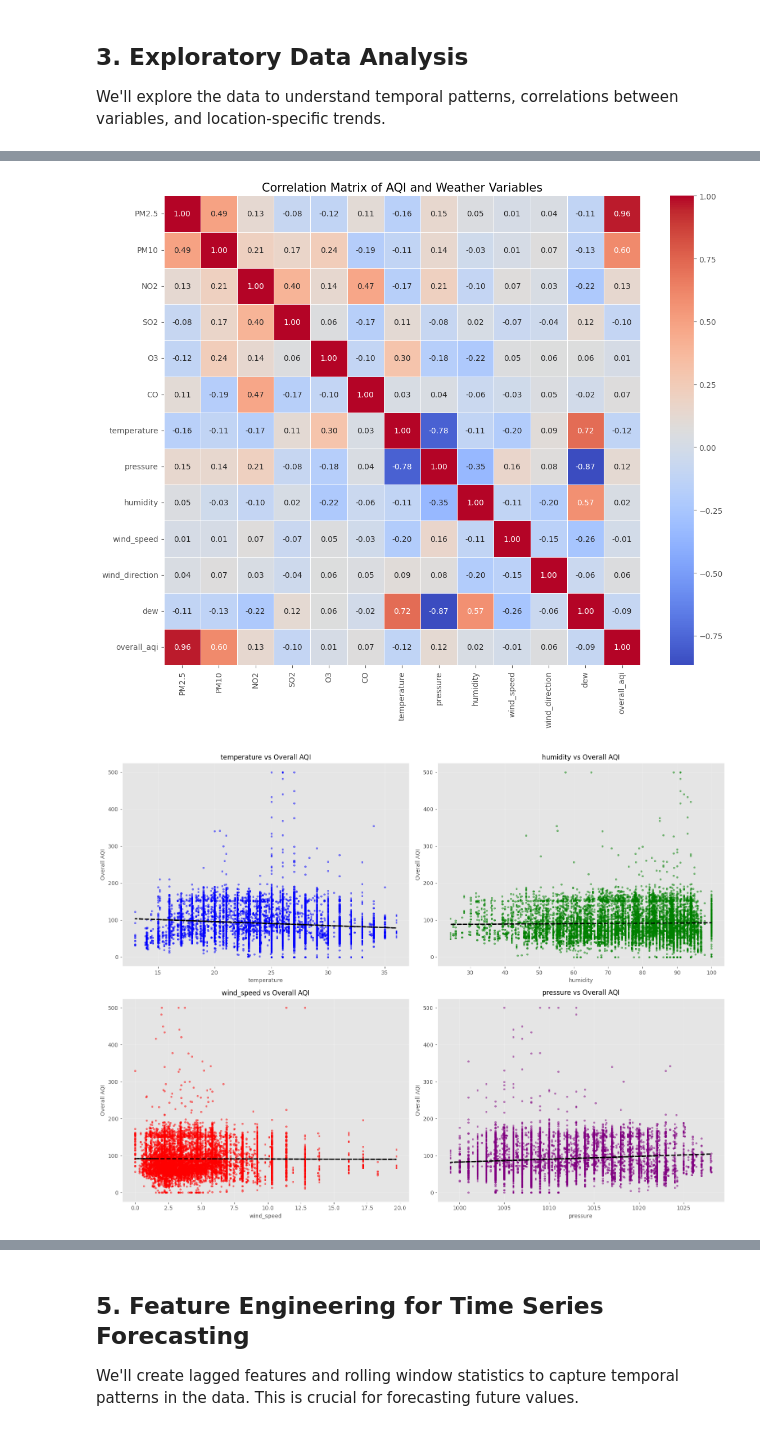
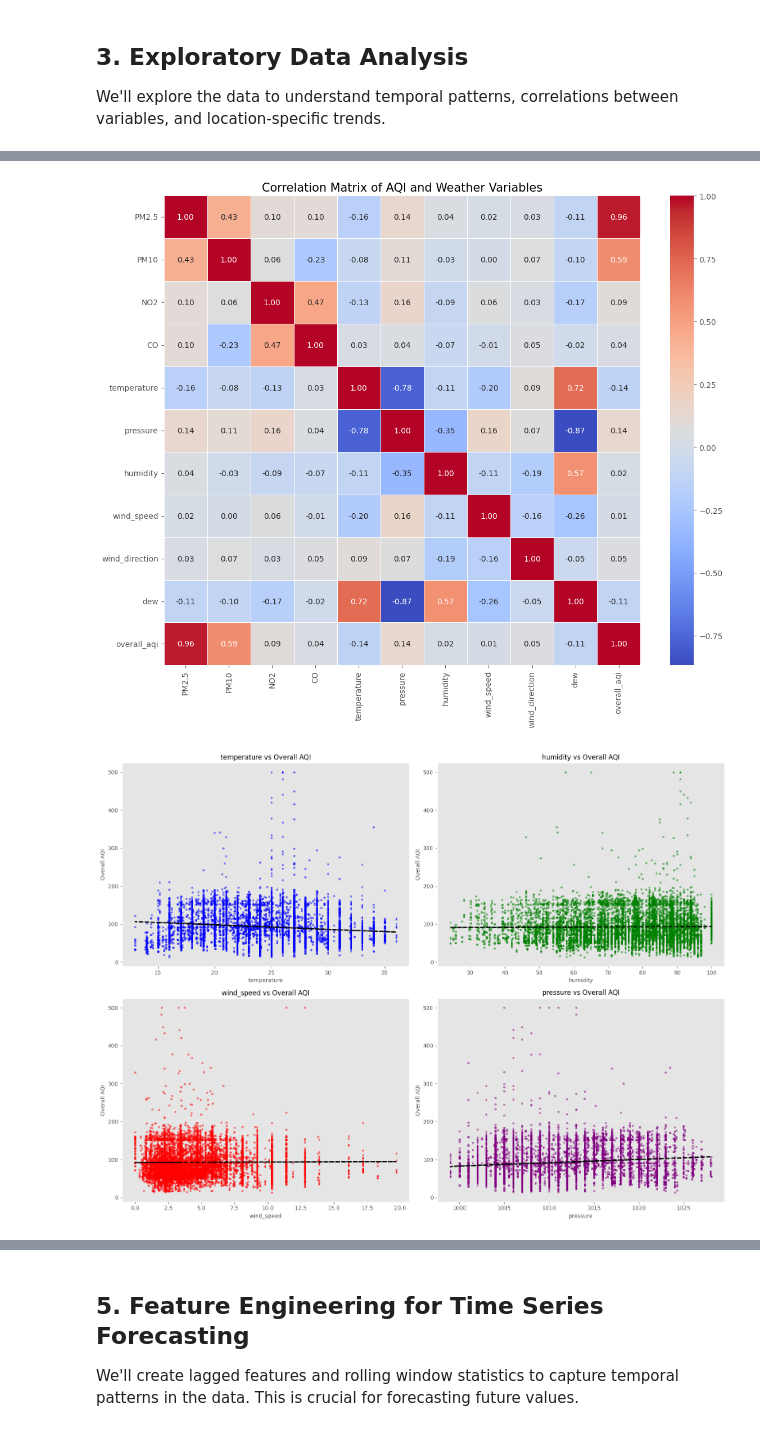
Before and after one commit to tranduchoangnam/Air_Pollution_Prediction, a Jupyter notebook: aqi_forecasting_pipeline_by_location.ipynb, the cells around one changed output, grey strips where cells are left out. Saved outputs shown, nothing was run; the diff lists cells and outputs as text; code cells hidden in the pictures.

```diff
--- a/aqi_forecasting_pipeline_by_location.ipynb
+++ b/aqi_forecasting_pipeline_by_location.ipynb
@@ -122,13 +122,21 @@ def get_historical_data(days=90, locations=None):
     return result
 
 # Get the last 90 days of data for all locations
-historical_data = get_historical_data(days=90)
+raw_historical_data = get_historical_data(days=90)
 
 # Display the first few rows
-display(historical_data.head())
+display(raw_historical_data.head())
 
 # Basic information about the dataset
-print(f"Dataset shape: {historical_data.shape}")
-print(f"Unique locations: {historical_data['location'].nunique()}")
-print(f"Date range: {historical_data['time'].min()} to {historical_data['time'].max()}")
+print(f"Dataset shape: {raw_historical_data.shape}")
+print(f"Unique locations: {raw_historical_data['location'].nunique()}")
+print(f"Date range: {raw_historical_data['time'].min()} to {raw_historical_data['time'].max()}")
+
+# Create a summary DataFrame
+summary = pd.DataFrame({
+    'Data Type': raw_historical_data.dtypes,
+    'Unique Values': raw_historical_data.nunique()
+})
+
+print(summary)
 # %% [output]
@@ -208,0 +241,9 @@ display(historical_data.describe())
+# %%
+# Get 6 locations
+top_locations = raw_historical_data['location'].value_counts().head(6).index.tolist()
+
+raw_location_data_list = []
+for location in top_locations:
+    location_data = raw_historical_data[raw_historical_data['location'] == location]
+    raw_location_data_list.append(location_data)
+    show_missing_values(location_data, location)
@@ -218,7 +425,7 @@ def calculate_overall_aqi(row):
     Following the US EPA standard method.
     """
     # List of pollutants to consider
-    pollutants = ["PM2.5", "PM10", "NO2", "SO2", "O3", "CO"]
+    pollutants = ["PM2.5", "PM10", "NO2", "CO"]
 
     # Extract AQI values (handling NaN values)
     aqi_values = [row[p] for p in pollutants if pd.notna(row[p])]
@@ -231,6 +438,7 @@ def calculate_overall_aqi(row):
     return max(aqi_values)
 
 # Apply the function to calculate overall AQI
+historical_data = pd.concat(location_data_list, ignore_index=True)
 historical_data['overall_aqi'] = historical_data.apply(calculate_overall_aqi, axis=1)
 
 # Check the range of overall AQI values
@@ -297,7 +505,7 @@ plt.show()
 # %%
 # Correlation analysis
 # Select numeric columns for correlation
-numeric_cols = ['PM2.5', 'PM10', 'NO2', 'SO2', 'O3', 'CO',
+numeric_cols = ['PM2.5', 'PM10', 'NO2', 'CO',
                 'temperature', 'pressure', 'humidity',
                 'wind_speed', 'wind_direction', 'dew', 'overall_aqi']
 
@@ -309,35 +517,35 @@ plt.figure(figsize=(12, 10))
 sns.heatmap(corr_matrix, annot=True, cmap='coolwarm', fmt='.2f', linewidths=0.5)
 plt.title('Correlation Matrix of AQI and Weather Variables', fontsize=15)
 plt.tight_layout()
 plt.show()
 
 # Scatter plots for key relationships
 plt.figure(figsize=(16, 12))
 
 # Variables to compare with AQI
 vars_to_plot = ['temperature', 'humidity', 'wind_speed', 'pressure']
 colors = ['blue', 'green', 'red', 'purple']
 
 for i, var in enumerate(vars_to_plot):
     plt.subplot(2, 2, i+1)
     plt.scatter(historical_data[var], historical_data['overall_aqi'],
                 alpha=0.5, color=colors[i], s=10)
     plt.title(f'{var} vs Overall AQI', fontsize=12)
     plt.xlabel(var, fontsize=10)
     plt.ylabel('Overall AQI', fontsize=10)
     plt.grid(True, alpha=0.3)
 
     # Add regression line
     if historical_data[var].notna().sum() > 0:
         m, b = np.polyfit(historical_data[var].dropna(),
                         historical_data.loc[historical_data[var].notna(), 'overall_aqi'], 1)
         plt.plot(historical_data[var].dropna(), m*historical_data[var].dropna() + b, 'k--', lw=2)
 
 plt.tight_layout()
 plt.show()
 # %% [output]
-[figure, old version]
+[figure, new version]
-[figure, old version]
+[figure, new version]
 # %%
 # # Time series decomposition for a each location
 # # Let's choose a location with complete data
```
Also changed, not shown: parts of 24 cells of this notebook.
